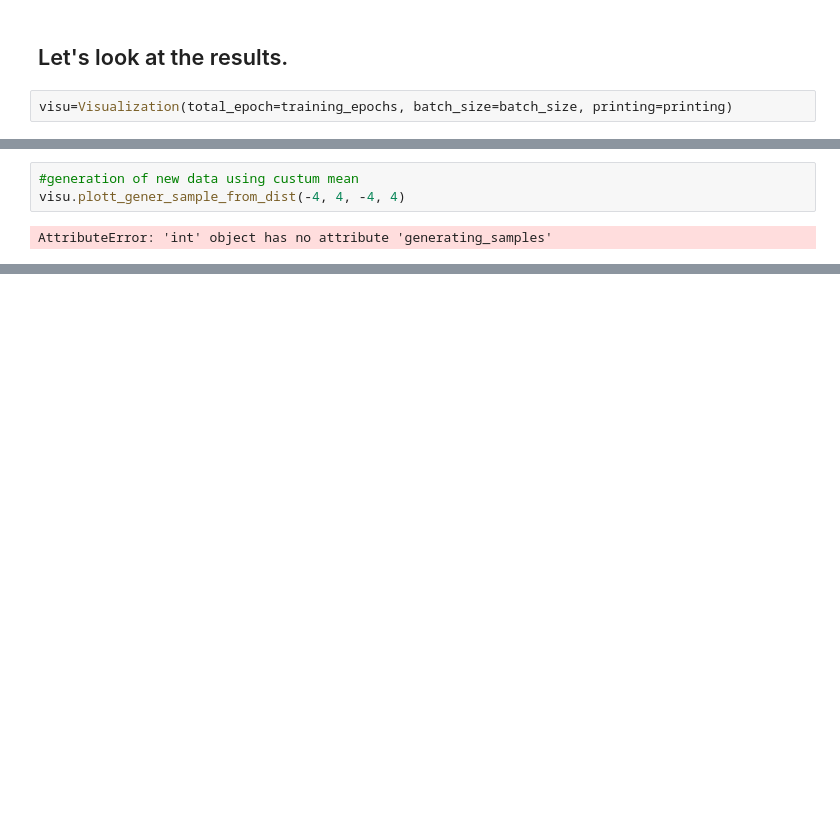
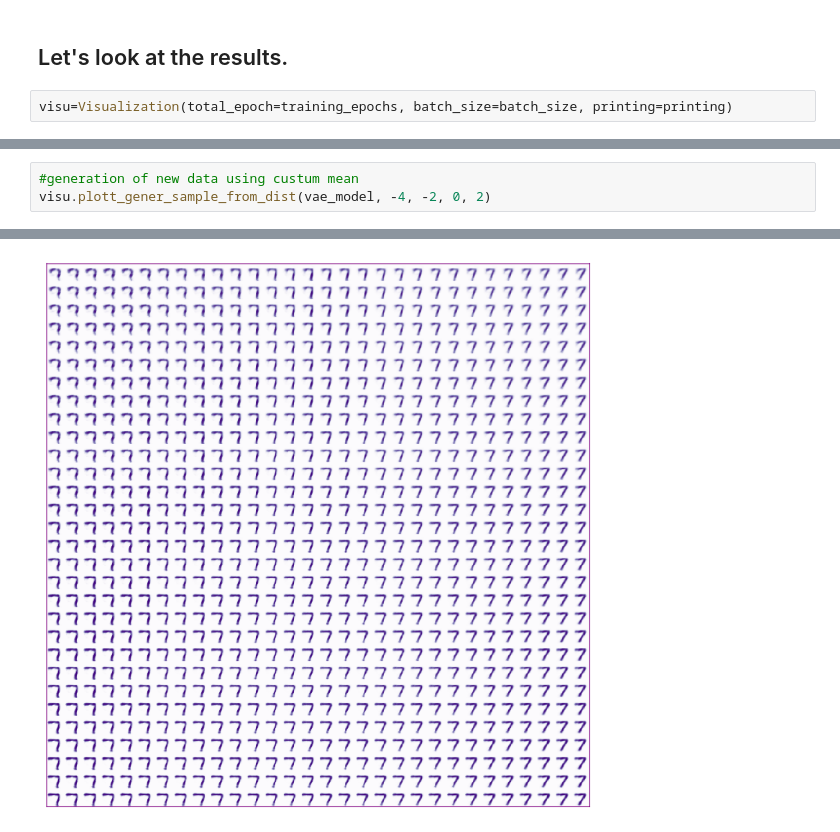
Before and after one commit to lingerlyn/vae_tutorial, a Jupyter notebook: VAE.ipynb, the cells around one changed output, grey strips where cells are left out. Drawn from its saved outputs; the diff is of its cells as text; blank space fills up the shorter version.

```diff
--- a/VAE.ipynb
+++ b/VAE.ipynb
@@ -180,5 +212,4 @@ Loading BokehJS ...
 # %%
 #generation of new data using custum mean
-visu.plott_gener_sample_from_dist(-4, 4, -4, 4)
+visu.plott_gener_sample_from_dist(vae_model, -4, -2, 0, 2)
 # %% [output]
-AttributeError: 'int' object has no attribute 'generating_samples'
@@ -184,0 +217 @@ AttributeError: 'int' object has no attribute 'generating_samples'
+[figure, added]
```
Also changed, not shown: parts of 8 cells of this notebook, 1 other file.
